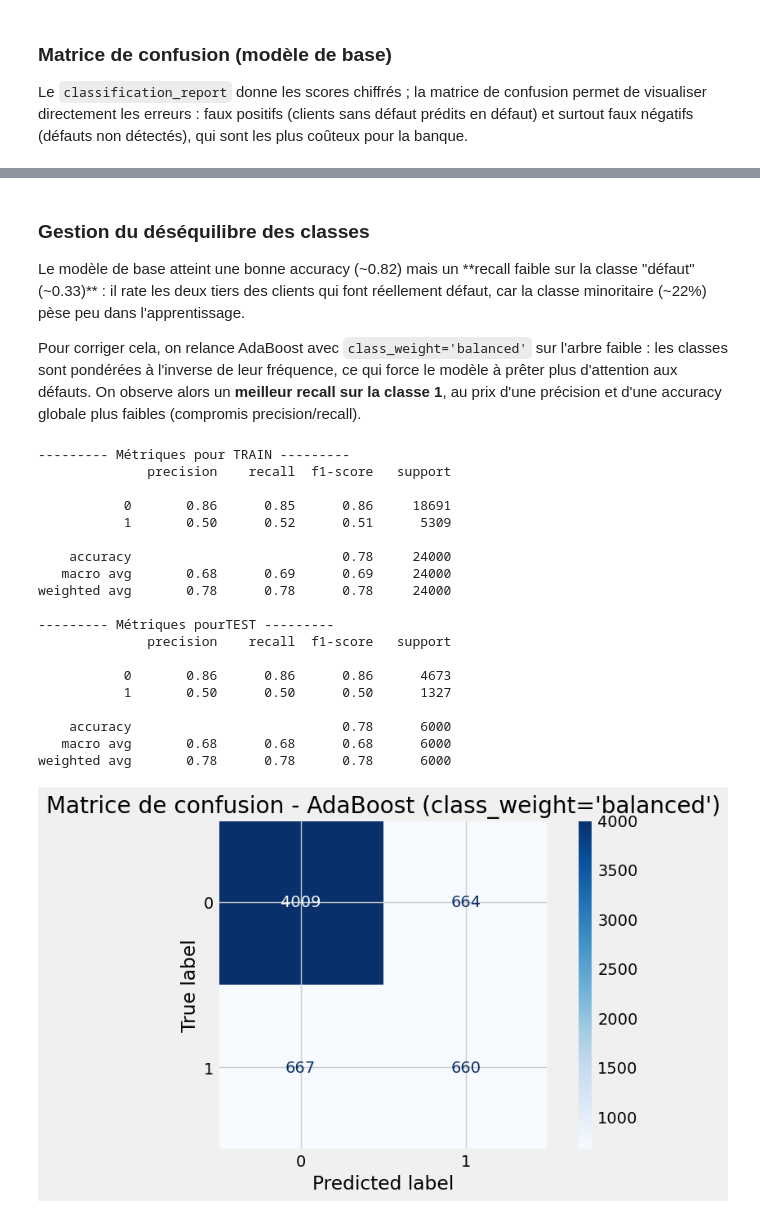
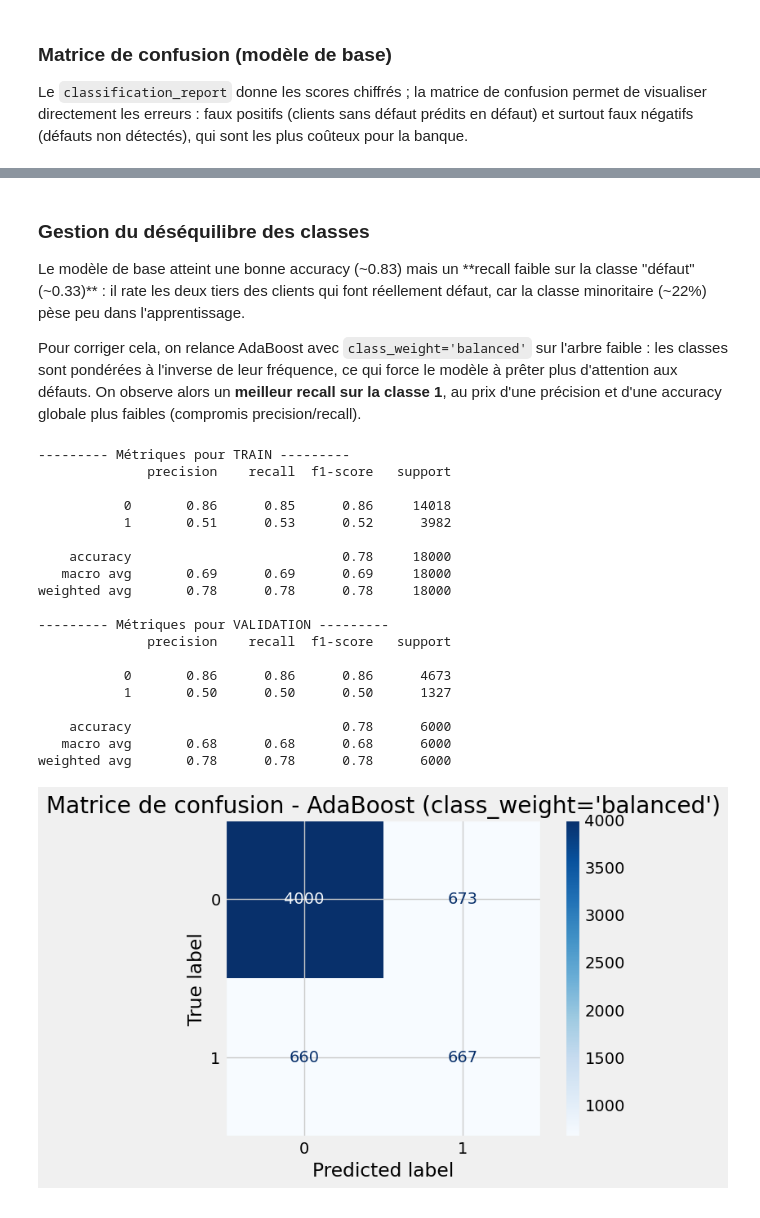
Before and after one commit to NdeyeAminataAida/Projet-AI28, a Jupyter notebook: notebook/project_credit_default.ipynb, the cells around one changed output, grey strips where cells are left out. Saved outputs shown, nothing was run; the diff lists cells and outputs as text; code cells hidden in the pictures.

```diff
--- a/notebook/project_credit_default.ipynb
+++ b/notebook/project_credit_default.ipynb
@@ -220 +257,5 @@ print(data_clean.shape)
+# %%
+# Séparation des variables explicatives et de la variable cible
+X = df.drop(target, axis=1)
+y = df[target]
 # %% [markdown]
@@ -391,40 +466,5 @@ De plus, l'utilisation du RobustScaler à la place du StandardScaler fournit des
 AdaBoost est une méthode d'ensemble **séquentielle (boosting)** : on entraîne plusieurs modèles faibles (des arbres de décision très courts) les uns après les autres, chacun se concentrant sur les observations mal classées par son prédécesseur. La prédiction finale est un vote pondéré de tous les arbres.
 
 Contrairement à la régression logistique, les arbres n'ont pas besoin de normalisation : on réutilise donc `build_tree_preprocessor()` (encodage des variables catégorielles uniquement, le reste en passthrough).
-# %%
-'''import os, sys
-
-# Le package src/ est à la racine du projet. Il faut le rendre importable, que le
-# kernel tourne en local (notebook lancé depuis notebook/) ou sur Google Colab
-# (machine distante qui n'a pas les fichiers du projet).
-try:
-    import google.colab          # ce module n'existe que sur Colab
-    IN_COLAB = True
-except ImportError:
-    IN_COLAB = False
-
-if IN_COLAB and not os.path.isdir('src'):
-    # Sur Colab : on clone la branche de travail pour récupérer le dossier src/
-    if not os.path.isdir('Projet-AI28'):
-        os.system('git clone -q -b Armand-branch-preprocessing '
-                  'https://github.com/NdeyeAminataAida/Projet-AI28.git')
-    sys.path.insert(0, os.path.abspath('Projet-AI28'))
-
-# En local : ajoute la racine du projet au sys.path (parent de notebook/)
-_cwd = os.getcwd()
-PROJECT_ROOT = os.path.dirname(_cwd) if os.path.basename(_cwd) == 'notebook' else _cwd
-if PROJECT_ROOT not in sys.path:
-    sys.path.insert(0, PROJECT_ROOT)
-'''
-
-# Séparation variables explicatives / cible (on travaille sur data_clean, sans l'ID)
-X = data_clean.drop('default payment next month', axis=1)
-y = data_clean['default payment next month']
-
-# Séparation train / test
-# stratify=y conserve la proportion de défauts (~22%) dans les deux échantillons
-X_train, X_test, y_train, y_test = train_test_split(
-    X, y, test_size=0.2, random_state=42, stratify=y
-)
 # %%
 # Construction du modèle AdaBoost (100 arbres faibles) et évaluation
@@ -465,39 +506,40 @@ plt.show()
 # %% [markdown]
 ### Gestion du déséquilibre des classes
 
-Le modèle de base atteint une bonne accuracy (~0.82) mais un **recall faible sur la classe "défaut" (~0.33)** : il rate les deux tiers des clients qui font réellement défaut, car la classe minoritaire (~22%) pèse peu dans l'apprentissage.
+Le modèle de base atteint une bonne accuracy (~0.83) mais un **recall faible sur la classe "défaut" (~0.33)** : il rate les deux tiers des clients qui font réellement défaut, car la classe minoritaire (~22%) pèse peu dans l'apprentissage.
 
 Pour corriger cela, on relance AdaBoost avec `class_weight='balanced'` sur l'arbre faible : les classes sont pondérées à l'inverse de leur fréquence, ce qui force le modèle à prêter plus d'attention aux défauts. On observe alors un **meilleur recall sur la classe 1**, au prix d'une précision et d'une accuracy globale plus faibles (compromis precision/recall).
 # %%
 # AdaBoost avec pondération des classes pour traiter le déséquilibre
 ada_balanced = build_adaboost_model(n_estimators=100, class_weight='balanced')
-ada_balanced = train_and_evaluate(ada_balanced, X_train, y_train, X_test, y_test)
+ada_balanced = train_and_evaluate(ada_balanced, X_train, y_train, X_val, y_val)
 
 # Matrice de confusion du modèle pondéré (à comparer avec celle du modèle de base)
-ConfusionMatrixDisplay.from_estimator(ada_balanced, X_test, y_test, cmap='Blues')
+
+ConfusionMatrixDisplay.from_estimator(ada_balanced, X_val, y_val, cmap='Blues')
 plt.title("Matrice de confusion - AdaBoost (class_weight='balanced')")
 plt.show()
 # %% [output]
 --------- Métriques pour TRAIN ---------
               precision    recall  f1-score   support
 
-           0       0.86      0.85      0.86     18691
-           1       0.50      0.52      0.51      5309
+           0       0.86      0.85      0.86     14018
+           1       0.51      0.53      0.52      3982
 
-    accuracy                           0.78     24000
-   macro avg       0.68      0.69      0.69     24000
-weighted avg       0.78      0.78      0.78     24000
+    accuracy                           0.78     18000
+   macro avg       0.69      0.69      0.69     18000
+weighted avg       0.78      0.78      0.78     18000
 
---------- Métriques pourTEST ---------
+--------- Métriques pour VALIDATION ---------
               precision    recall  f1-score   support
 
            0       0.86      0.86      0.86      4673
            1       0.50      0.50      0.50      1327
 
     accuracy                           0.78      6000
    macro avg       0.68      0.68      0.68      6000
 weighted avg       0.78      0.78      0.78      6000
-[figure, old version]
+[figure, new version]
 # %% [markdown]
 ### Comparaison et bilan des performances (AdaBoost vs Régression Logistique)
 
```
Also changed, not shown: parts of 76 cells of this notebook, 4 other files.
